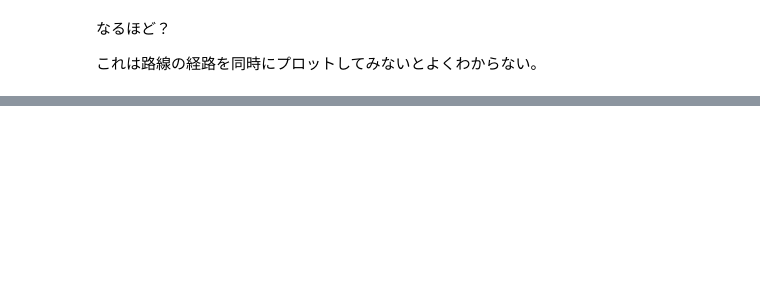
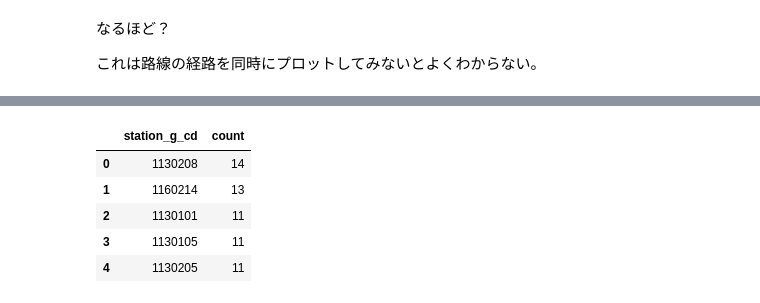
Before and after one commit to hrkenz/jupyter-notebook, a Jupyter notebook: ekidata.ipynb, the cells around one changed output, grey strips where cells are left out. Saved outputs shown, nothing was run; the diff lists cells and outputs as text; code cells hidden in the pictures; blank space fills up the shorter version.

```diff
--- a/ekidata.ipynb
+++ b/ekidata.ipynb
@@ -329,0 +383,12 @@ map
+# %%
+df_station.groupby('station_g_cd') \
+    .size() \
+    .nlargest(5) \
+    .reset_index(name='count')
+# %% [output]
+|  | station_g_cd | count |
+| 0 | 1130208 | 14 |
+| 1 | 1160214 | 13 |
+| 2 | 1130101 | 11 |
+| 3 | 1130105 | 11 |
+| 4 | 1130205 | 11 |
```
Also changed, not shown: parts of 29 cells of this notebook.
